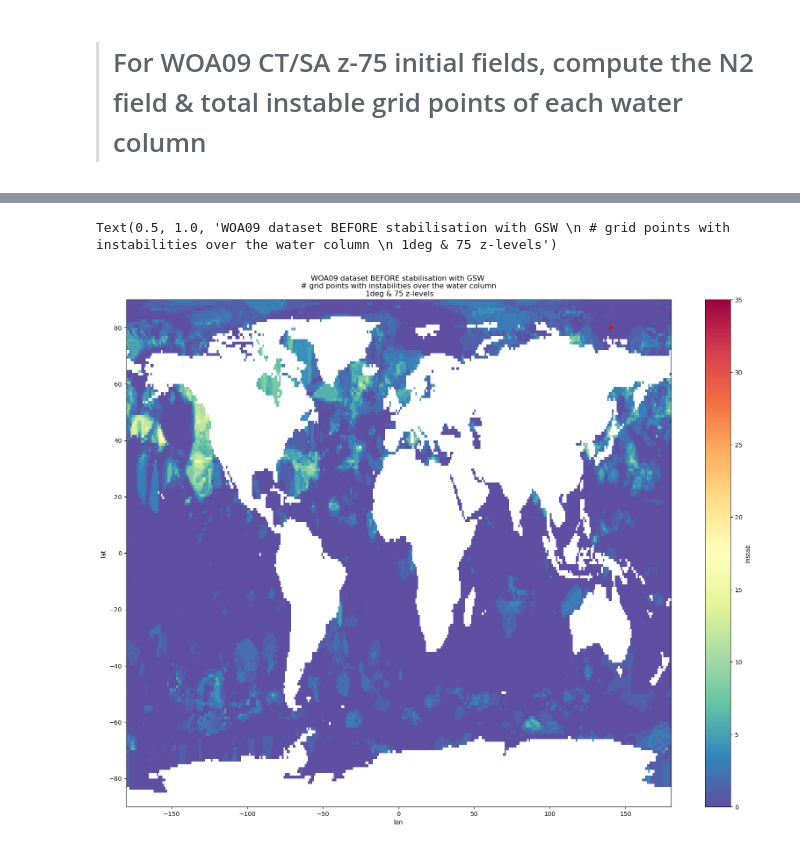
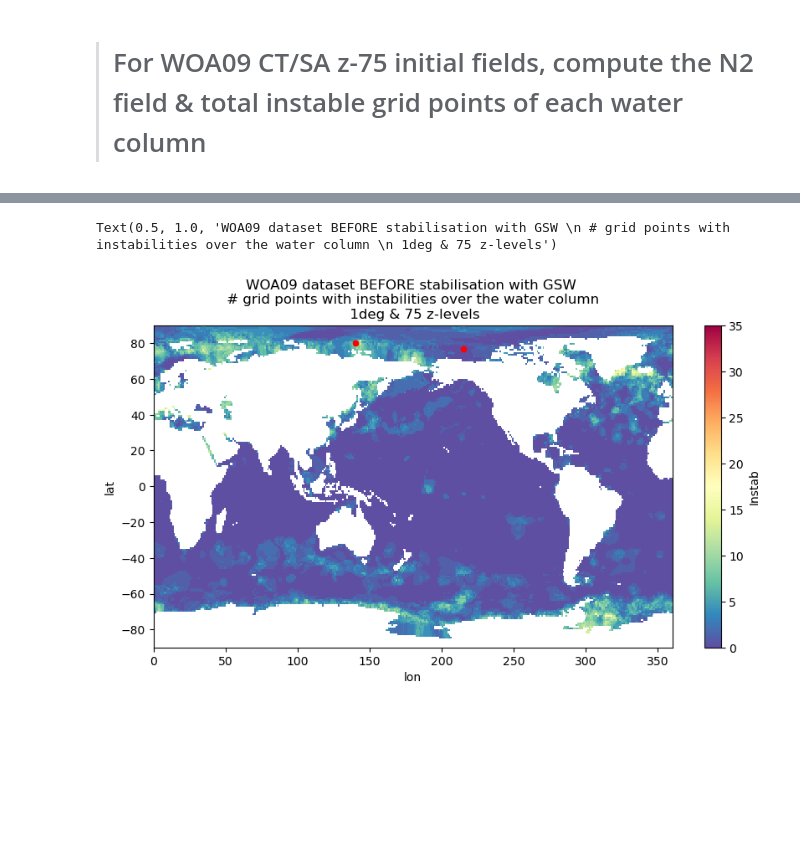
Before and after one commit to ctalandi/TOOLS, a Jupyter notebook: OTHERS/WOA2009/STABILITY/WOA09_SACT_StabilityCheck.ipynb, the cells around one changed output, grey strips where cells are left out. Cells and saved outputs as stored; diff of their text form; code cells hidden in the pictures; blank space fills up the shorter version.

```diff
--- a/OTHERS/WOA2009/STABILITY/WOA09_SACT_StabilityCheck.ipynb
+++ b/OTHERS/WOA2009/STABILITY/WOA09_SACT_StabilityCheck.ipynb
@@ -296,8 +352,8 @@ ds_woa09_ori['SA']=(('time_counter','z','lat','lon'),ds_orS['SA'].data)
 ds_woa09_ori['CT']=(('time_counter','z','lat','lon'),ds_orT['CT'].data)
 ds_woa09_ori['s_an']=(('time_counter','z','lat','lon'),ds_PSU['s_an'].data)
 ds_woa09_ori['t_an']=(('time_counter','z','lat','lon'),ds_Tpot['t_an'].data)
-ds_woa09_ori.coords['lat']=(('lat'),ds_orS['lat'].isel(lon0=0).data)
-ds_woa09_ori.coords['lon']=(('lon'),ds_orS['lon'].isel(lat0=0).data)
+ds_woa09_ori.coords['lat']=(('lat'),ds_latlon1D_0360['lat'].data)
+ds_woa09_ori.coords['lon']=(('lon'),ds_latlon1D_0360['lon'].data)
 ds_woa09_ori.coords['depth']=(('z'),ds_latlonZ['depth'].isel(time_counter=0,lat=0,lon=0).data)
 ds_woa09_ori
 # %% [output]
@@ -362,9 +429,5 @@ INDIR='/data0/project/drakkar/REFERENCE_DATA/WOA2009/DATA/1degx1deg/'
 ds_initT=xr.open_mfdataset(INDIR+'woa09_temperature_monthly_1deg.nc',\
                           drop_variables=['t_mn','t_dd','t_dd','t_ma','t_sd','t_se','t_oa','t_gp'],\
                           decode_times=False)
-
-# Shfit longitudes from 0,360 to -180/+180 as variables
-ds_initT = ds_initT.assign_coords(lon=(((ds_initT.lon + 180) % 360) - 180))
-ds_initT = ds_initT.sortby('lon')
 ds_initT
 # %% [output]
@@ -439,9 +502,5 @@ INDIR='/data0/project/drakkar/REFERENCE_DATA/WOA2009/DATA/1degx1deg/'
 ds_initS=xr.open_mfdataset(INDIR+'woa09_salinity_monthly_1deg.nc',\
                           drop_variables=['s_mn','s_dd','s_dd','s_ma','s_sd','s_se','s_oa','s_gp'],\
                           decode_times=False)
-
-# Shfit longitudes from 0,360 to -180/+180 as variables
-ds_initS = ds_initS.assign_coords(lon=(((ds_initS.lon + 180) % 360) - 180))
-ds_initS = ds_initS.sortby('lon')
 ds_initS
 # %% [output]
@@ -694,19 +754,19 @@ DINT_N2,p_imd=gsw.Nsquared(ds_woa09_ori['SA'].isel(time_counter=0).values,\
                            pressure,axis=0)
 
 # Set all values deeper than 1500m to a >0 value N2 to not take it into account
-DINT_N2[30::,:,:]=1.e-5
+DINT_N2[50::,:,:]=1.e-5
 
 ds_N2_ori=xr.Dataset()
 ds_N2_ori['N2']=(('depth','lat','lon'),DINT_N2)
 ds_N2_ori.coords['lat']=ds_woa09_ori['lat']
 ds_N2_ori.coords['lon']=ds_woa09_ori['lon']
-ds_N2_ori.coords['depth']=ds_woa09_ori['depth'][0:74]
-ds_N2_ori=ds_N2_ori.rename({'z':'depth'})
+ds_N2_ori.coords['depth']=ds_IN['depth'][0:74]
 
 # Build a 2D map to see how many instabilities occur on each water column
 num_DINT_N2=np.where(DINT_N2 < 0.,1.,0.)
-# Remove the grid points in the a pseudo ML
-num_DINT_N2[0:10,:,:]=0.
+# Remove the grid points in the first 50m
+num_DINT_N2[0:18,:,:]=0.
+
 ds_woa09_ori['Instab']=(('lat','lon'),np.sum(num_DINT_N2,axis=0))
 ds_woa09_ori['Instab']=xr.where(np.isnan(ds_woa09['t_an'].isel(time=0,depth=0)),np.nan,ds_woa09_ori['Instab'])
 # %%
@@ -722,12 +784,13 @@ Text(0.5, 1.0, 'WOA09 dataset z24 1deg \n # grid points with instabilities over
 # %%
-plt.figure(figsize=(20,15))
+plt.figure(figsize=(10,5))
 ds_woa09_ori['Instab'].plot(cmap='Spectral_r',vmax=35)
 # Latitude & longitude
 loc_x=140  ;  loc_y=80
-
+plt.scatter(loc_x,loc_y,20,marker='o', color='r')
+loc_x=215  ;  loc_y=77
 plt.scatter(loc_x,loc_y,20,marker='o', color='r')
 plt.title( 'WOA09 dataset BEFORE stabilisation with GSW \n # grid points with instabilities over the water column \n 1deg & 75 z-levels')
 # %% [output]
 Text(0.5, 1.0, 'WOA09 dataset BEFORE stabilisation with GSW \n # grid points with instabilities over the water column \n 1deg & 75 z-levels')
-[figure, old version]
+[figure, new version]
 # %%
```
Also changed, not shown: parts of 33 cells of this notebook, 1 other file.
